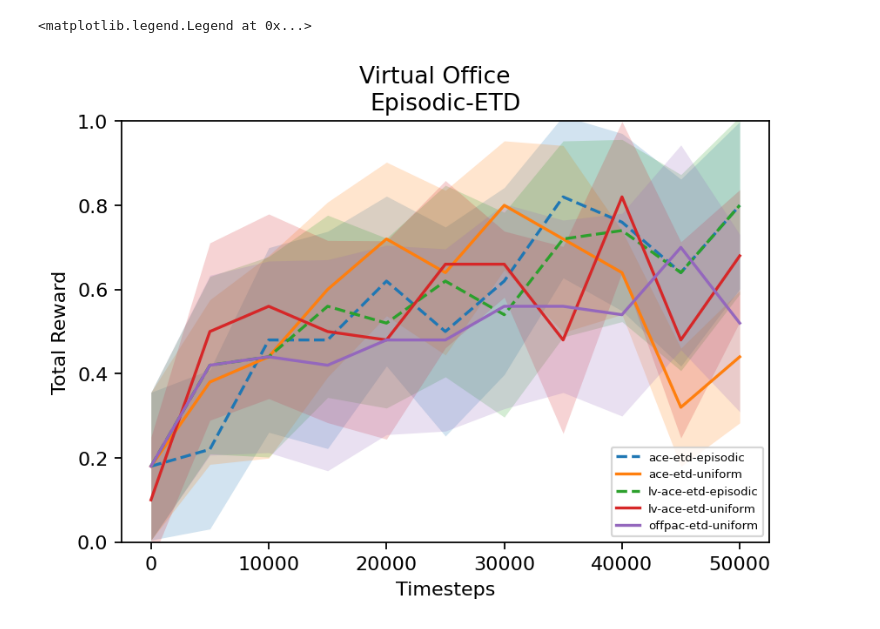
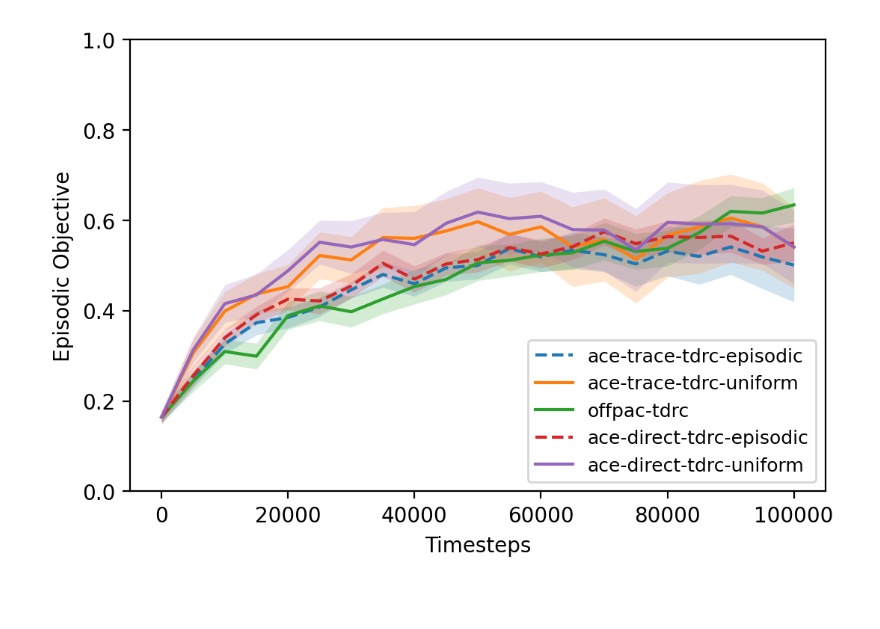
Before and after one commit to gravesec/actor-critic-with-emphatic-weightings, a Jupyter notebook: virtual-office.ipynb, the cells around one changed output. Cells and saved outputs as stored; diff of their text form; code cells hidden in the pictures; blank space fills up the shorter version.

Commit message:
Add jupyter notebooks and plots.

```diff
--- a/virtual-office.ipynb
+++ b/virtual-office.ipynb
@@ -6,5 +6,7 @@ from pathlib import Path
 import matplotlib
 import matplotlib.pyplot as plt
 from mpl_toolkits.mplot3d import Axes3D
-plt.rc('figure', dpi=160)
-plt.rc('legend', fontsize=6)
+plt.rc('figure', dpi=200)
+plt.rc('legend', fontsize=9)
+import warnings
+warnings.filterwarnings('ignore')
@@ -11,8 +41,8 @@ plt.rc('legend', fontsize=6)
 # %%
-# etd_algs = ['ace-etd-episodic', 'ace-etd-uniform', 'lv-ace-etd-episodic', 'lv-ace-etd-uniform', 'offpac-etd-uniform']
-# tdrc_algs = ['ace-tdrc-episodic', 'ace-tdrc-uniform', 'lv-ace-tdrc-episodic', 'lv-ace-tdrc-uniform', 'offpac-tdrc-uniform']
-# algs = etd_algs + tdrc_algs
+etd_algs = ['ace-trace-etd-episodic', 'ace-trace-etd-uniform', 'offpac-etd', 'ace-direct-etd-episodic', 'ace-direct-etd-uniform']
+tdrc_algs = ['ace-trace-tdrc-episodic', 'ace-trace-tdrc-uniform', 'offpac-tdrc', 'ace-direct-tdrc-episodic', 'ace-direct-tdrc-uniform']
+algs = etd_algs + tdrc_algs
+
 # for alg in algs:
-#     concatenate_performance('/home/s/sutton/graves/scratch/actor-critic-with-emphatic-weightings/virtual-office/' + alg)
-
-# concatenate_performance('/home/s/sutton/graves/scratch/actor-critic-with-emphatic-weightings/virtual-office/offpac-tdrc-uniform')
+#     concatenate_performance('/home/s/sutton/graves/scratch/actor-critic-with-emphatic-weightings/virtual-office4/' + alg)
+#     print(alg)
@@ -45,24 +92,23 @@ def load_results(alg):
 # %%
+cutoff = 21
 fig, ax = plt.subplots()
-ax.set_title('Episodic-ETD')
-plt.suptitle('Virtual Office')
+for alg in tdrc_algs:
+    results = load_results(alg)
+    means, lower, upper = combine_results(results['episodic'])
+    del results
+    best_config = np.nanargmax(means.sum(axis=1))
 
-etd_algs = ['ace-etd-episodic', 'ace-etd-uniform', 'lv-ace-etd-episodic', 'lv-ace-etd-uniform', 'offpac-etd-uniform']
+    x = np.linspace(0, 100000, 21)[:cutoff]
+    y = means[best_config][:cutoff]
 
-for alg in etd_algs:
-    results = load_results(alg)
-    means, cs = combine_results(results['episodic'])
-    best_config = np.nanargmax(means.sum(axis=1))
-    x = results[best_config]['timesteps'][0]
-    y = means[best_config]
     linestyle = '--' if 'episodic' in alg else '-'
     lines = ax.plot(x, y, label=alg, linestyle=linestyle)
-    ax.fill_between(x, y-cs[best_config], y+cs[best_config], alpha=0.2, facecolor=lines[0]._color, edgecolor=lines[0]._color, linewidth=0)
+    ax.fill_between(x, lower[best_config][:cutoff], upper[best_config][:cutoff], alpha=0.2, facecolor=lines[0]._color, edgecolor=lines[0]._color, linewidth=0)
 
 ax.set_xlabel('Timesteps')
-ax.set_ylabel('Total Reward')
+ax.set_ylabel('Episodic Objective')
 ax.set_ylim(0,1)
 ax.legend(loc="lower right")
+plt.savefig('vo_epi_tdrc.png', bbox_inches="tight")
 # %% [output]
-<matplotlib.legend.Legend at 0x...>
-[figure, old version]
+[figure, new version]
```
Also changed, not shown: parts of 20 cells of this notebook, 16 other files.
